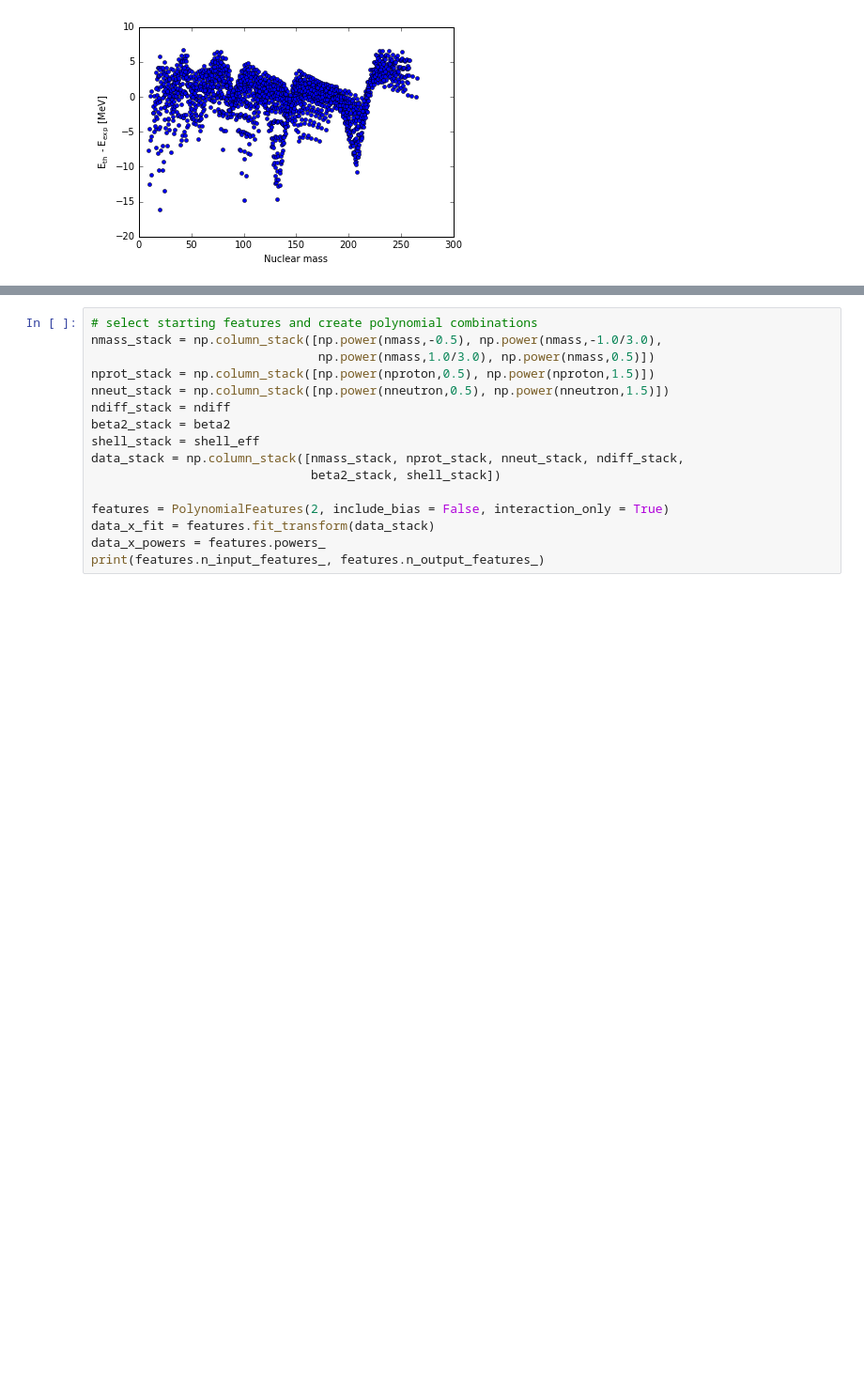
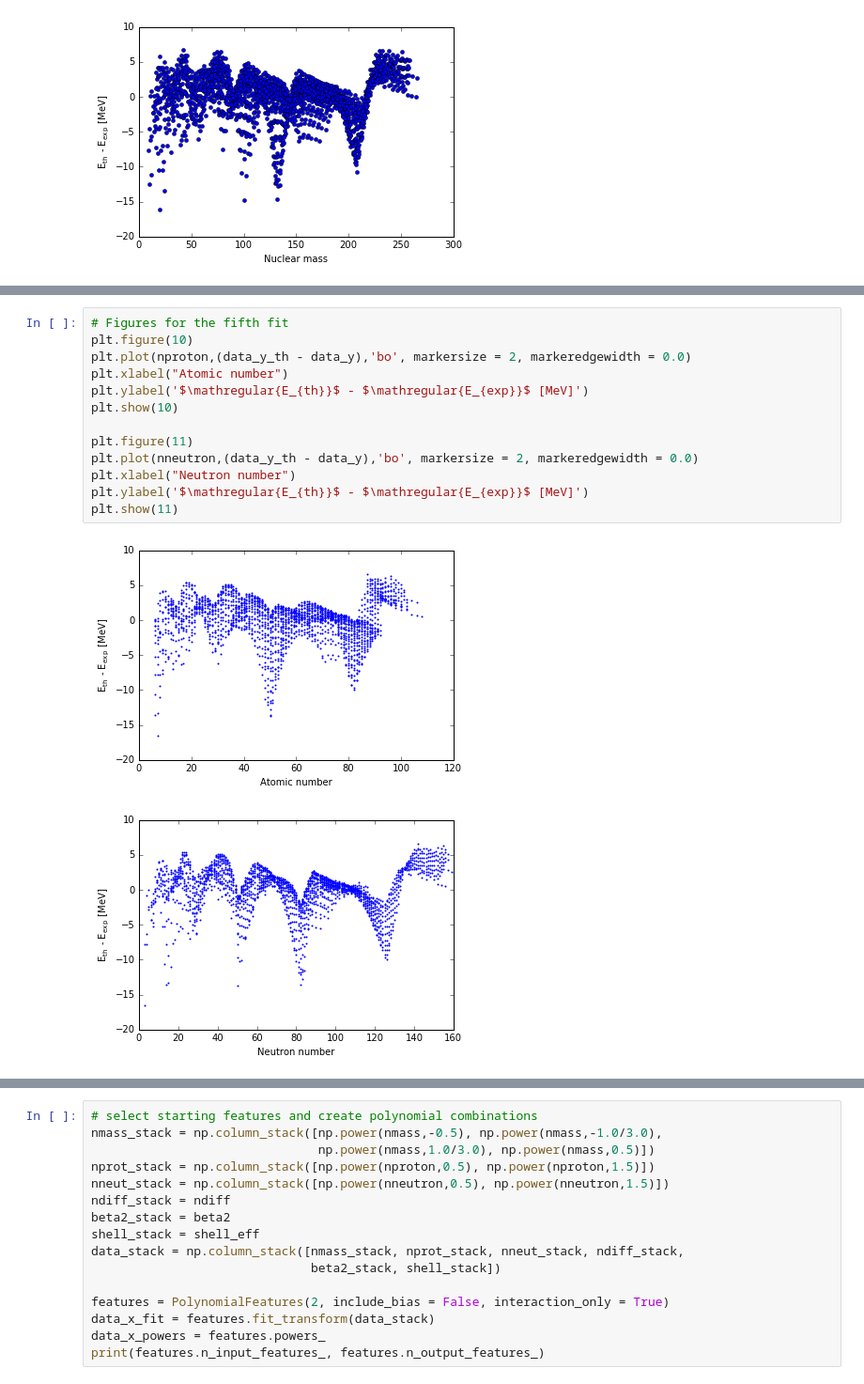
Before and after one commit to tmarketin/SemiempiricalMassFormula, a Jupyter notebook: Nuclear binding energies and semiempirical mass formula.ipynb, the cells around one changed output, grey strips where cells are left out. Shown: that part at 94% size. Cells and saved outputs as stored; diff of their text form; blank space fills up the shorter version.

```diff
--- a/Nuclear binding energies and semiempirical mass formula.ipynb
+++ b/Nuclear binding energies and semiempirical mass formula.ipynb
@@ -196,0 +300,16 @@ plt.show(8)
+# %%
+# Figures for the fifth fit
+plt.figure(10)
+plt.plot(nproton,(data_y_th - data_y),'bo', markersize = 2, markeredgewidth = 0.0)
+plt.xlabel("Atomic number")
+plt.ylabel('$\mathregular{E_{th}}$ - $\mathregular{E_{exp}}$ [MeV]')
+plt.show(10)
+
+plt.figure(11)
+plt.plot(nneutron,(data_y_th - data_y),'bo', markersize = 2, markeredgewidth = 0.0)
+plt.xlabel("Neutron number")
+plt.ylabel('$\mathregular{E_{th}}$ - $\mathregular{E_{exp}}$ [MeV]')
+plt.show(11)
+# %% [output]
+[figure, added]
+[figure, added]
```
Also changed, not shown: parts of 9 cells of this notebook.
